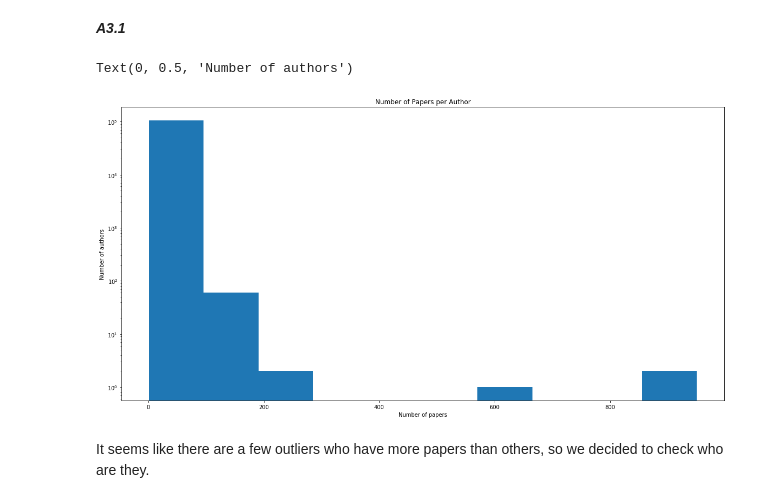
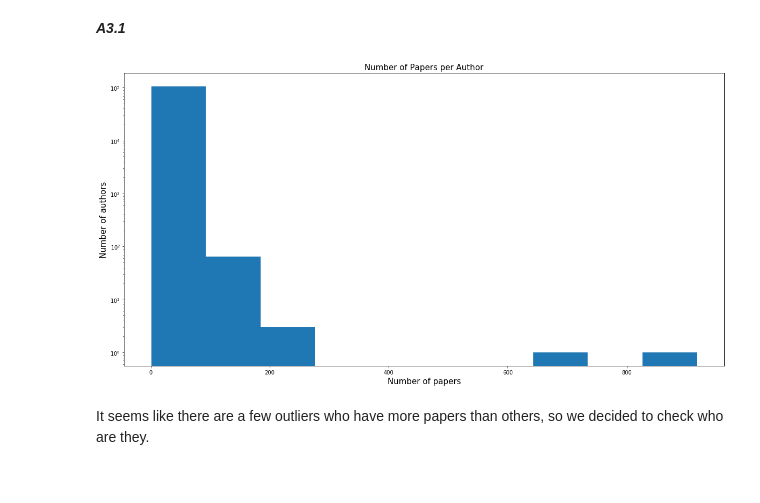
Before and after one commit to dinotuku/2019, a Jupyter notebook: Homework/01 - Pandas and Data Wrangling/hw1.ipynb, the cells around one changed output. Saved outputs shown, nothing was run; the diff lists cells and outputs as text; code cells hidden in the pictures.

```diff
--- a/Homework/01 - Pandas and Data Wrangling/hw1.ipynb
+++ b/Homework/01 - Pandas and Data Wrangling/hw1.ipynb
@@ -45,6 +45,7 @@ from bs4 import BeautifulSoup
 # %%
 # loat DBLP dataset into a Pandas dataframe
 dblp = pd.read_csv('./data/dblp.tsv', sep='\t')
+dblp['authors'] = dblp['authors'].apply(eval)
 # %%
 # take a look at the dataset
 dblp.head()
@@ -58,6 +59,9 @@ dblp.head()
 # %%
 # keep only conference papers
 conf_papers = dblp[dblp['id'].apply(lambda x: 'conf/' in x)]
+# %%
+# remove papers with empty authors
+conf_papers = conf_papers[conf_papers['authors'].apply(lambda x: len(x) > 0)]
 # %%
 # read the selected conferences from list_of_ai_conferences.txt file
 # and save it into conferences list
@@ -116,13 +125,19 @@ The dataframe you created above was a paper-centric one. Now, we want you to cre
 # split the list-like string in authors, put each of them in a new column (apply.(pd.Series)),
 # merge with the paper-centric dataframe, melt the dataframe (--> long dataframe)
 # and finally drop the nan when doint apply.(pd.Series)
-conf_authors = (conf_papers['authors']
-                .apply(lambda x: x.replace('[', '').replace(']', '').replace('\'', '').split(', ')).apply(pd.Series)
-                .merge(conf_papers, left_index=True, right_index=True)
-                .drop(['authors'], axis=1)
-                .melt(id_vars = ['id', 'year', 'title', 'conference'], value_name = "author")
-                .drop("variable", axis = 1)
-                .dropna(subset=['author']))
+# conf_authors = (conf_papers['authors']
+#                 .apply(lambda x: x.replace('[', '').replace(']', '').replace('\'', '').split(', ')).apply(pd.Series)
+#                 .merge(conf_papers, left_index=True, right_index=True)
+#                 .drop(['authors'], axis=1)
+#                 .melt(id_vars = ['id', 'year', 'title', 'conference'], value_name = "author")
+#                 .drop("variable", axis = 1)
+#                 .dropna(subset=['author']))
+
+# use more efficient method, explode
+conf_authors = conf_papers.explode('authors') \
+                          .rename(columns={'authors': 'author'}) \
+                          .reset_index(drop=True) \
+                          .dropna(subset=['author'])
 # %% [markdown]
 The number of unique authors
 # %%
@@ -149,11 +169,12 @@ _Note: In order to avoid re-running the cleaning part of the notebook every time
 # %% [markdown]
 ***A3.1***
 # %%
-ax = conf_authors['author'].value_counts().plot.hist(figsize=(20, 10), title='Number of Papers per Author', log=True)
-ax.set_xlabel('Number of papers')
-ax.set_ylabel('Number of authors')
+conf_authors['author'].value_counts().plot.hist(figsize=(20, 10), log=True)
+plt.title('Number of Papers per Author', fontsize=15)
+plt.xlabel('Number of papers', fontsize=15)
+plt.ylabel('Number of authors', fontsize=15)
+plt.show()
 # %% [output]
-Text(0, 0.5, 'Number of authors')
-[figure, old version]
+[figure, new version]
 # %% [markdown]
 It seems like there are a few outliers who have more papers than others, so we decided to check who are they.
```
Also changed, not shown: parts of 96 cells of this notebook.
